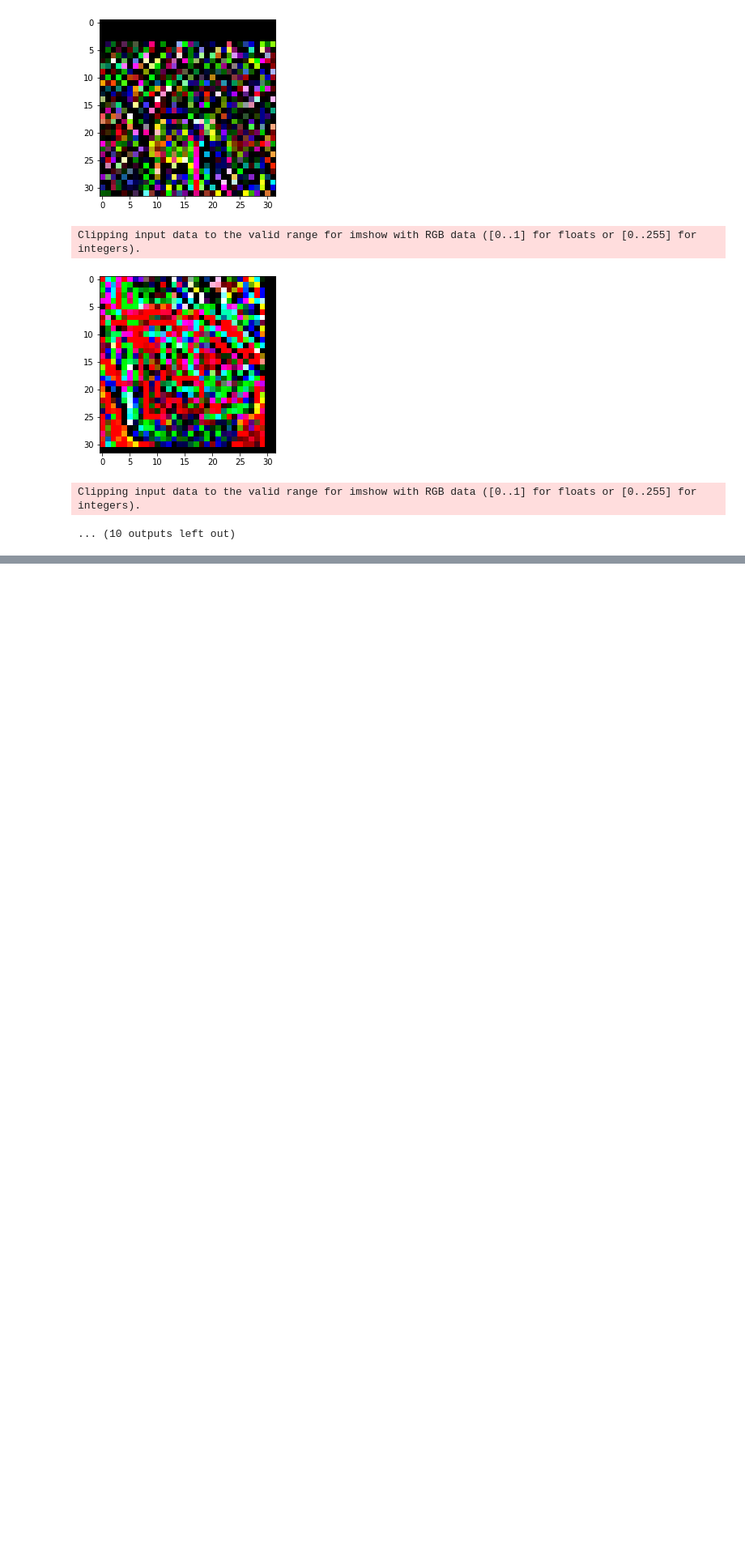
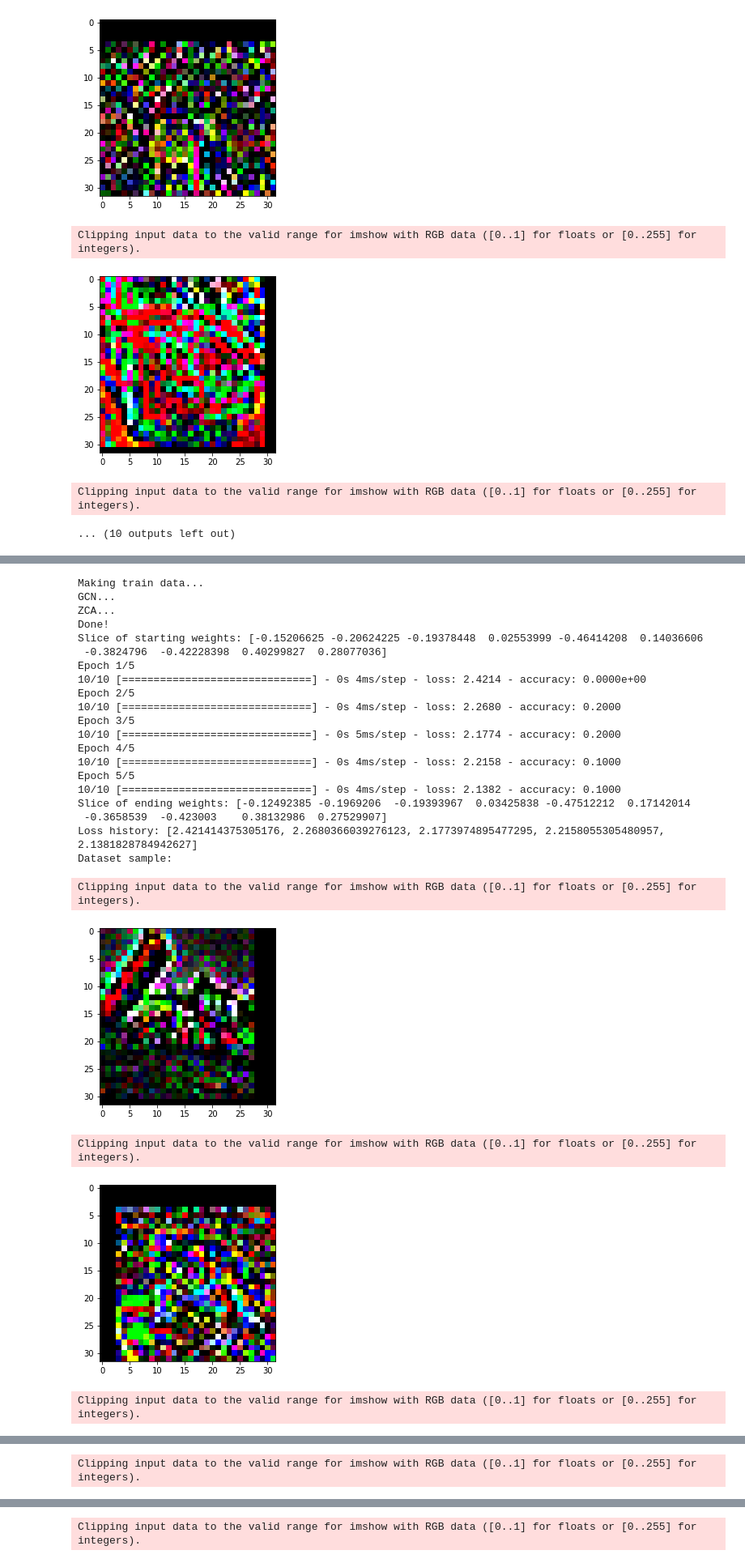
Before and after one commit to VandyCatLab/modelzoo, a Jupyter notebook: notebooks/Random-Tests.ipynb, the cells around one changed output, grey strips where cells are left out. Shown at 81% size. Drawn from its saved outputs; the diff is of its cells as text; code cells hidden in the pictures; blank space fills up the shorter version.

```diff
--- a/notebooks/Random-Tests.ipynb
+++ b/notebooks/Random-Tests.ipynb
@@ -80,10 +80,15 @@ print(random.random(), random.random(), random.random(), random.random())
 # affect augment
 
 # Weight seed
-def init_test_model(seed: int):
+def init_test_model(seed: int, dropout=False, dropoutSeed=None):
 
     model = Sequential()
     model.add(Conv2D(10, (3, 3), input_shape=(32, 32, 3), padding='same',
+                        kernel_regularizer=l2(1e-5), kernel_initializer=he_normal(seed),
+                        bias_initializer='zeros', activation='relu'))
+    if dropout:
+        model.add(Dropout(0.5, seed=dropoutSeed))
+        model.add(Conv2D(10, (3, 3), padding='same',
                         kernel_regularizer=l2(1e-5), kernel_initializer=he_normal(seed),
                         bias_initializer='zeros', activation='relu'))
     model.add(GlobalAveragePooling2D())
@@ -199,9 +204,9 @@ random.seed(seed_value)
 np.random.seed(seed_value)
 tf.random.set_seed(seed_value)
 
-def test_randomness(weight: int, shuffle: int):
+def test_randomness(weight: int, shuffle: int, dropout=False, dropoutSeed=None):
     trainData, testData = tiny_make_train_data(shuffle_seed=shuffle, augment=True)
-    model = init_test_model(seed=weight)
+    model = init_test_model(seed=weight, dropout=dropout, dropoutSeed=dropoutSeed)
     print('Slice of starting weights:', model.get_weights()[0][2][1][2])
     h = model.fit(
         trainData,
@@ -434,0 +553,32 @@ Clipping input data to the valid range for imshow with RGB data ([0..1] for floa
+# %%
+'''
+***
+'''
+tf.random.set_seed(1)
+test_randomness(0, 0, True, 0)
+# %% [output]
+Making train data...
+GCN...
+ZCA...
+Done!
+Slice of starting weights: [-0.15206625 -0.20624225 -0.19378448  0.02553999 -0.46414208  0.14036606
+ -0.3824796  -0.42228398  0.40299827  0.28077036]
+Epoch 1/5
+10/10 [==============================] - 0s 4ms/step - loss: 2.4214 - accuracy: 0.0000e+00
+Epoch 2/5
+10/10 [==============================] - 0s 4ms/step - loss: 2.2680 - accuracy: 0.2000
+Epoch 3/5
+10/10 [==============================] - 0s 5ms/step - loss: 2.1774 - accuracy: 0.2000
+Epoch 4/5
+10/10 [==============================] - 0s 4ms/step - loss: 2.2158 - accuracy: 0.1000
+Epoch 5/5
+10/10 [==============================] - 0s 4ms/step - loss: 2.1382 - accuracy: 0.1000
+Slice of ending weights: [-0.12492385 -0.1969206  -0.19393967  0.03425838 -0.47512212  0.17142014
+ -0.3658539  -0.423003    0.38132986  0.27529907]
+Loss history: [2.421414375305176, 2.2680366039276123, 2.1773974895477295, 2.2158055305480957, 2.1381828784942627]
+Dataset sample:
+Clipping input data to the valid range for imshow with RGB data ([0..1] for floats or [0..255] for integers).
+[figure, added]
+Clipping input data to the valid range for imshow with RGB data ([0..1] for floats or [0..255] for integers).
+[figure, added]
+Clipping input data to the valid range for imshow with RGB data ([0..1] for floats or [0..255] for integers).
@@ -434,0 +586 @@ Clipping input data to the valid range for imshow with RGB data ([0..1] for floa
+Clipping input data to the valid range for imshow with RGB data ([0..1] for floats or [0..255] for integers).
@@ -434,0 +588 @@ Clipping input data to the valid range for imshow with RGB data ([0..1] for floa
+Clipping input data to the valid range for imshow with RGB data ([0..1] for floats or [0..255] for integers).
```
Also changed, not shown: parts of 17 cells of this notebook, 12 other files.
